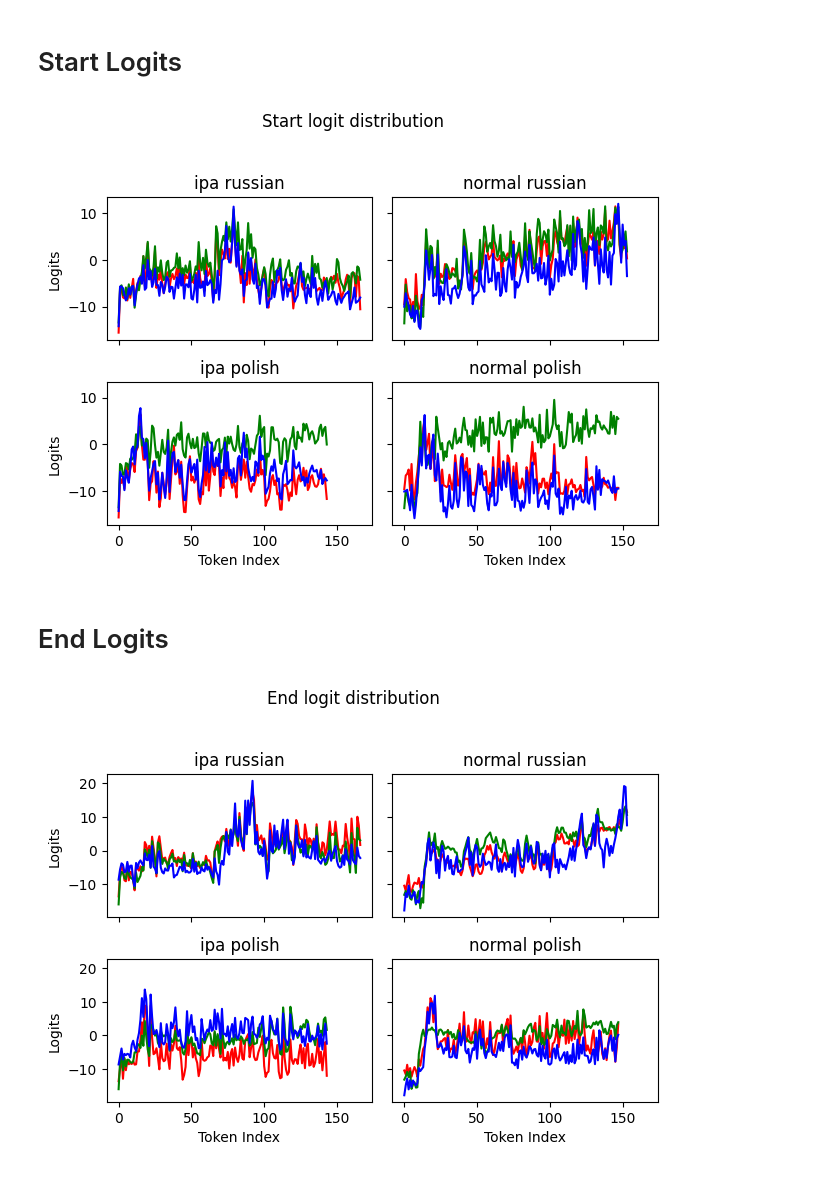
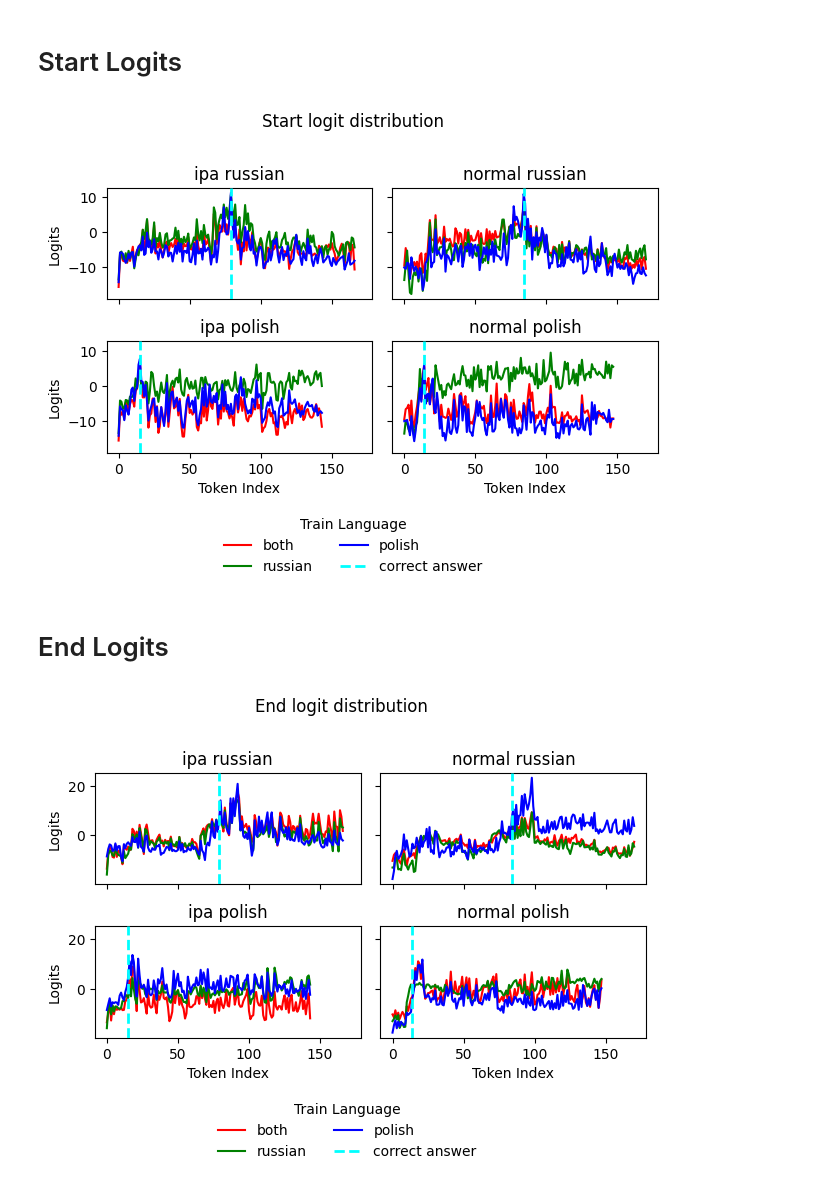
Before and after one commit to aaron-jencks/IPA_Finetuning, a Jupyter notebook: logit-plotter-util.ipynb, the cells around one changed output. Cells and saved outputs as stored; diff of their text form; code cells hidden in the pictures.

Commit message:
plots of logit distribution

```diff
--- a/logit-plotter-util.ipynb
+++ b/logit-plotter-util.ipynb
@@ -55,36 +70,43 @@ end_logits = {
     }
 }
 # %%
-def plot_lines(ax, logits: dict, model: str, lang: str):
-    ax.plot(range(len(logits[f'{model}-both'][lang])), logits[f'{model}-both'][lang], label=f'{model}-both', color='red')
-    ax.plot(range(len(logits[f'{model}-russian'][lang])), logits[f'{model}-russian'][lang], label=f'{model}-russian', color='green')
-    ax.plot(range(len(logits[f'{model}-polish'][lang])), logits[f'{model}-polish'][lang], label=f'{model}-polish', color='blue')
+def plot_lines(ax, logits: dict, model: str, lang: str, start: bool = True):
+    ax.plot(range(len(logits[f'{model}-both'][lang])), logits[f'{model}-both'][lang], label=f'both', color='red')
+    ax.plot(range(len(logits[f'{model}-russian'][lang])), logits[f'{model}-russian'][lang], label=f'russian', color='green')
+    ax.plot(range(len(logits[f'{model}-polish'][lang])), logits[f'{model}-polish'][lang], label=f'polish', color='blue')
+    ax.axvline(x=correct_answer[model][lang][int(not start)], zorder=3, color='cyan', linestyle='--', linewidth=2, label='correct answer')
     # ax.legend()
 # %% [markdown]
 # Start Logits
 # %%
 fig, axes = plt.subplots(2, 2, sharex=True, sharey=True)
 
 axes[0, 0].set_title('ipa russian')
 axes[0, 1].set_title('normal russian')
 axes[1, 0].set_title('ipa polish')
 axes[1, 1].set_title('normal polish')
 
 for ax in axes[:, 0]:
     ax.set_ylabel('Logits')
 for ax in axes[1, :]:
     ax.set_xlabel('Token Index')
 
 plot_lines(axes[0, 0], start_logits, 'ipa', 'russian')
 plot_lines(axes[1, 0], start_logits, 'ipa', 'polish')
 plot_lines(axes[0, 1], start_logits, 'normal', 'russian')
 plot_lines(axes[1, 1], start_logits, 'normal', 'polish')
 
+# Collect handles and labels from one subplot (all are the same)
+handles, labels = axes[0, 0].get_legend_handles_labels()
+
+# Create a single legend for the whole figure
+fig.legend(handles, labels, title='Train Language', loc='lower center', ncol=2, frameon=False)
+
 fig.suptitle('Start logit distribution')
-plt.tight_layout(rect=[0, 0, 1, 0.95])
+plt.tight_layout(rect=[0, 0.15, 1, 0.97])
 plt.show()
 # %% [output]
-[figure, old version]
+[figure, new version]
 # %% [markdown]
 # End Logits
 # %%
@@ -105,8 +127,14 @@ plot_lines(axes[1, 0], end_logits, 'ipa', 'polish')
 plot_lines(axes[0, 1], end_logits, 'normal', 'russian')
 plot_lines(axes[1, 1], end_logits, 'normal', 'polish')
 
+# Collect handles and labels from one subplot (all are the same)
+handles, labels = axes[0, 0].get_legend_handles_labels()
+
+# Create a single legend for the whole figure
+fig.legend(handles, labels, title='Train Language', loc='lower center', ncol=2, frameon=False)
+
 fig.suptitle('End logit distribution')
-plt.tight_layout(rect=[0, 0, 1, 0.95])
+plt.tight_layout(rect=[0, 0.15, 1, 0.97])
 plt.show()
 # %% [output]
-[figure, old version]
+[figure, new version]
```
Also changed, not shown: parts of 1 cell of this notebook.
